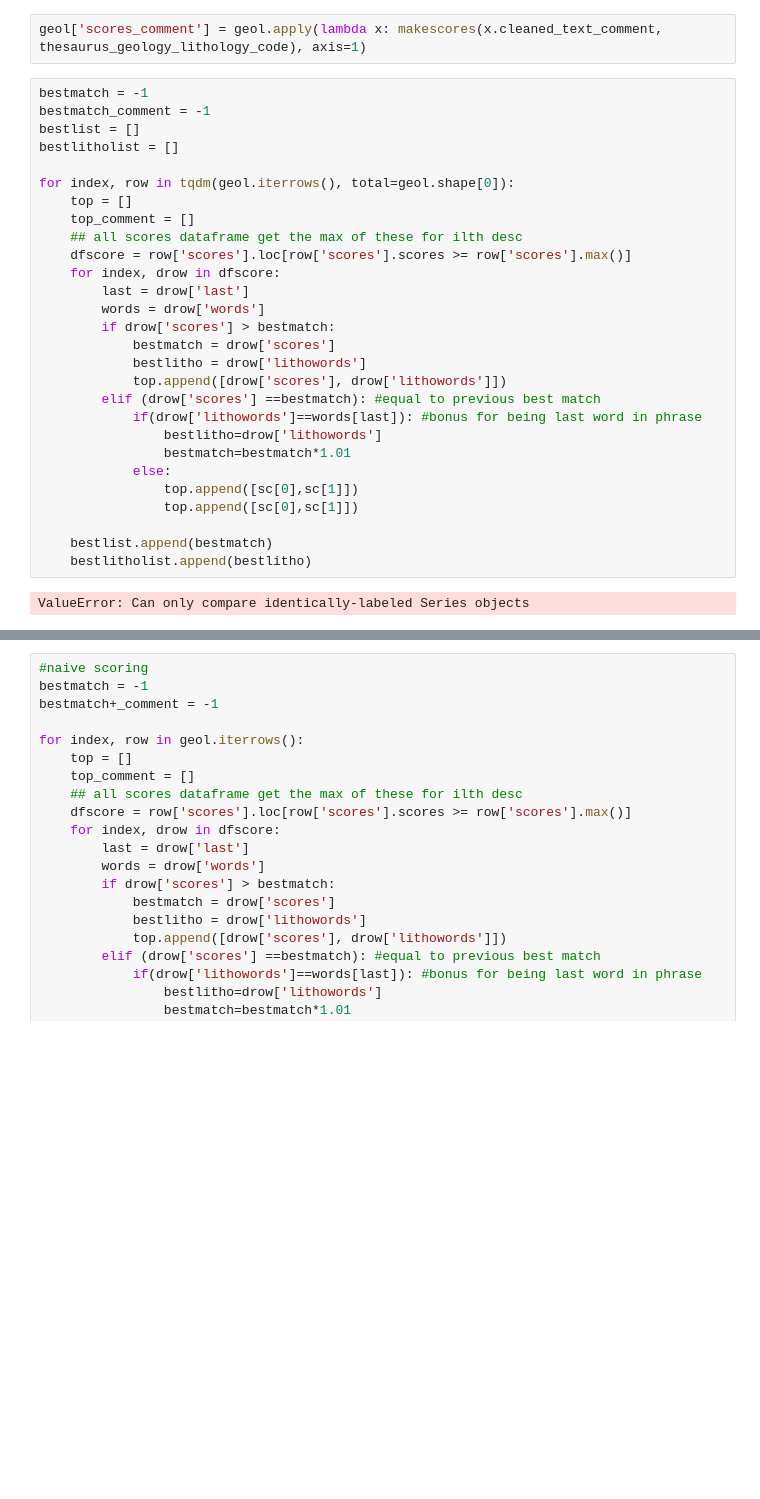
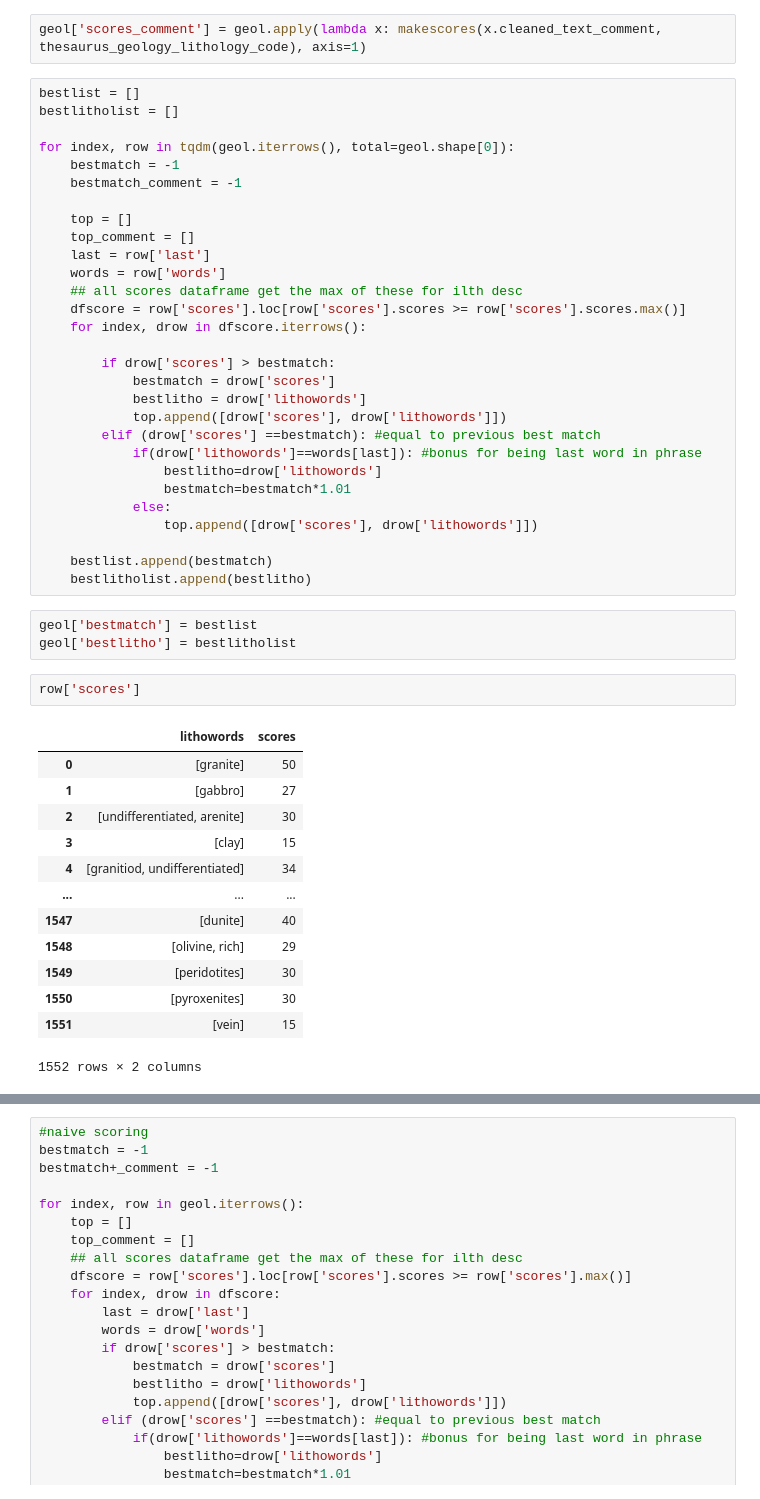
Before and after one commit to RichardScottOZ/dh2loop, a Jupyter notebook: notebooks/SA-Matching-Test.ipynb, the cells around one changed output, grey strips where cells are left out. Drawn from its saved outputs; the diff is of its cells as text; blank space fills up the shorter version.

```diff
--- a/notebooks/SA-Matching-Test.ipynb
+++ b/notebooks/SA-Matching-Test.ipynb
@@ -234,19 +234,21 @@ geol['scores'] = geol.apply(lambda x: makescores(x.cleaned_text, thesaurus_geolo
 # %%
 geol['scores_comment'] = geol.apply(lambda x: makescores(x.cleaned_text_comment, thesaurus_geology_lithology_code), axis=1)
 # %%
-bestmatch = -1
-bestmatch_comment = -1
 bestlist = []
 bestlitholist = []
 
 for index, row in tqdm(geol.iterrows(), total=geol.shape[0]):
+    bestmatch = -1
+    bestmatch_comment = -1
+
     top = []
     top_comment = []
+    last = row['last']
+    words = row['words']
     ## all scores dataframe get the max of these for ilth desc
-    dfscore = row['scores'].loc[row['scores'].scores >= row['scores'].max()]
-    for index, drow in dfscore:
-        last = drow['last']
-        words = drow['words']
+    dfscore = row['scores'].loc[row['scores'].scores >= row['scores'].scores.max()]
+    for index, drow in dfscore.iterrows():
+
         if drow['scores'] > bestmatch:
             bestmatch = drow['scores']
             bestlitho = drow['lithowords']
@@ -256,10 +258,26 @@ for index, row in tqdm(geol.iterrows(), total=geol.shape[0]):
                 bestlitho=drow['lithowords']
                 bestmatch=bestmatch*1.01
             else:
-                top.append([sc[0],sc[1]])
-                top.append([sc[0],sc[1]])
+                top.append([drow['scores'], drow['lithowords']])
 
     bestlist.append(bestmatch)
     bestlitholist.append(bestlitho)
-# %% [output]
-ValueError: Can only compare identically-labeled Series objects
+# %%
+geol['bestmatch'] = bestlist
+geol['bestlitho'] = bestlitholist
+# %%
+row['scores']
+# %% [output]
+|  | lithowords | scores |
+| 0 | [granite] | 50 |
+| 1 | [gabbro] | 27 |
+| 2 | [undifferentiated, arenite] | 30 |
+| 3 | [clay] | 15 |
+| 4 | [granitiod, undifferentiated] | 34 |
+| ... | ... | ... |
+| 1547 | [dunite] | 40 |
+| 1548 | [olivine, rich] | 29 |
+| 1549 | [peridotites] | 30 |
+| 1550 | [pyroxenites] | 30 |
+| 1551 | [vein] | 15 |
+1552 rows × 2 columns
```
Also changed, not shown: parts of 3 cells of this notebook.
